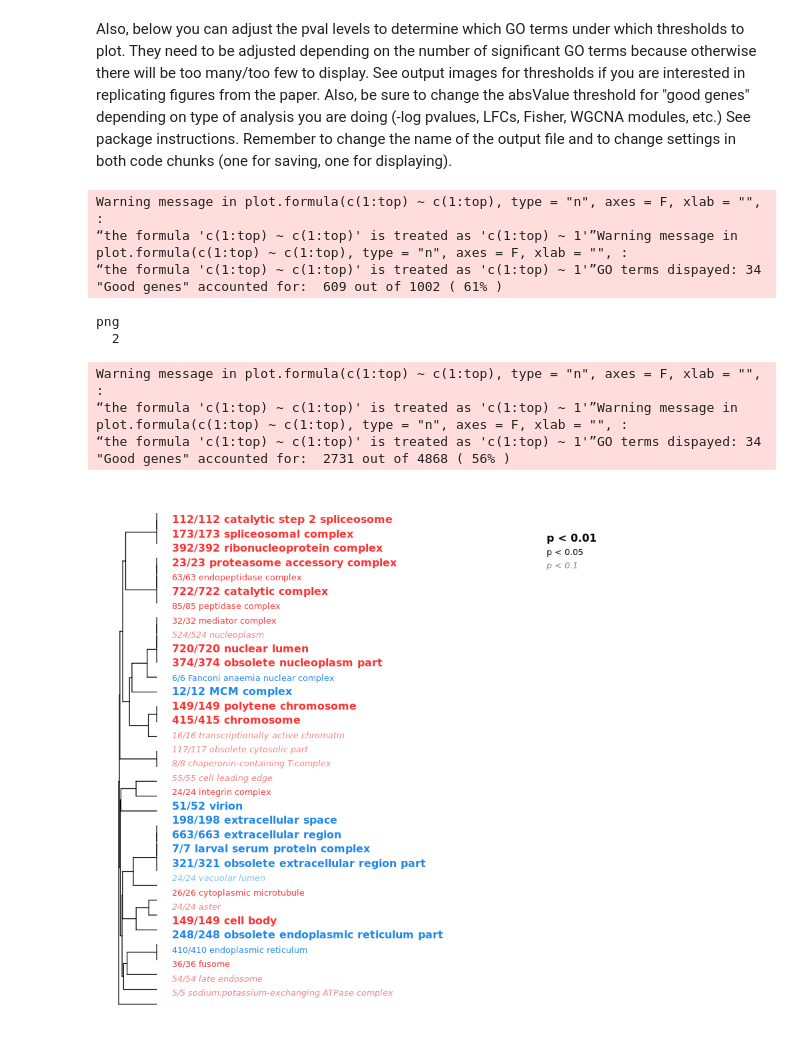
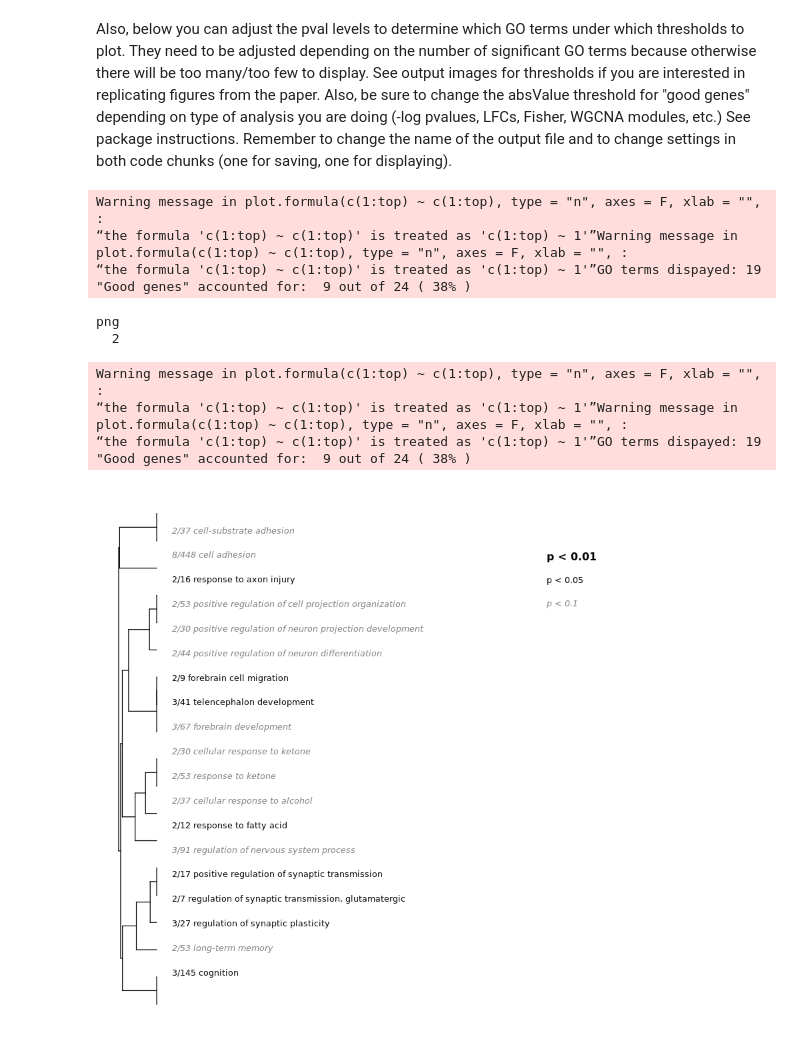
Before and after one commit to tepoltlab/RhithroLoxo_DE, a Jupyter notebook: GO_MWU/GO_MWU.ipynb, the cells around one changed output. Saved outputs shown, nothing was run; the diff lists cells and outputs as text; code cells hidden in the pictures.

```diff
--- a/GO_MWU/GO_MWU.ipynb
+++ b/GO_MWU/GO_MWU.ipynb
@@ -140,10 +146,10 @@ There are many possible enrichment analyses one can run given the output from th
 
 Note that `GO_MWU` may return a message about "terms without a defined level." Apparently `EnTAP` is returning some deprecated GO terms, as was also noted [here](https://github.com/fishercera/TreehopperSeq/blob/master/GoSeq_Walkthrough.md).
 # %%
-input="GO_MWU_interaction_IvN_pval.csv" # two columns of comma-separated values: gene id, continuous measure of significance. To perform standard GO enrichment analysis based on Fisher's exact test, use binary measure (0 or 1, i.e., either sgnificant or not).
-goAnnotations="GO_MWU_annot_1e-10_alltaxscope_range.tsv" # two-column, tab-delimited, one line per gene, multiple GO terms separated by semicolon. If you have multiple lines per gene, use nrify_GOtable.pl prior to running this script.
+input="GO_MWU_WGCNA_kMEcyan.csv" # two columns of comma-separated values: gene id, continuous measure of significance. To perform standard GO enrichment analysis based on Fisher's exact test, use binary measure (0 or 1, i.e., either sgnificant or not).
+goAnnotations="GO_MWU_annot_1e-10_alltaxscope_WGCNA.tsv" # two-column, tab-delimited, one line per gene, multiple GO terms separated by semicolon. If you have multiple lines per gene, use nrify_GOtable.pl prior to running this script.
 goDatabase="go.obo" # download from http://www.geneontology.org/GO.downloads.ontology.shtml
-goDivision="CC" # either MF, or BP, or CC
+goDivision="BP" # either MF, or BP, or CC
 source("gomwu.functions.R")
 # %% [markdown]
 Below, remember to comment/uncomment depending on if analyzing WGCNA module or not. We are using signed modules. Also uncomment the "Alternative='g'" line for the `GO_MWU_interaction_pval` test.
@@ -164,39 +185,39 @@ Continuous measure of interest: will perform MWU test
 Also, below you can adjust the pval levels to determine which GO terms under which thresholds to plot. They need to be adjusted depending on the number of significant GO terms because otherwise there will be too many/too few to display. See output images for thresholds if you are interested in replicating figures from the paper. Also, be sure to change the absValue threshold for "good genes" depending on type of analysis you are doing (-log pvalues, LFCs, Fisher, WGCNA modules, etc.) See package instructions. Remember to change the name of the output file and to change settings in both code chunks (one for saving, one for displaying).
 # %%
 #save plot
-pdf("../vis/GO_MWU_interaction_IvN_pval_annot_1e-10_alltaxscope_CC.pdf")#, pointsize=60, height=2200, width=2500)
+pdf("../vis/GO_MWU_WGCNA_kMEcyan_annot_1e-10_alltaxscope_BP.pdf")#, pointsize=60, height=2200, width=2500)
 results=gomwuPlot(input,goAnnotations,goDivision,
-	absValue=-log(0.05,10),  # genes with the measure value exceeding this will be counted as "good genes". This setting is for signed log-pvalues. Specify absValue=0.001 if you are doing Fisher's exact test for standard GO enrichment or analyzing a WGCNA module (all non-zero genes = "good genes").
-    #absValue=0.001, #if doing Fisher, WGCNA module, or are using log2-fold changes
+	#absValue=-log(0.05,10),  # genes with the measure value exceeding this will be counted as "good genes". This setting is for signed log-pvalues. Specify absValue=0.001 if you are doing Fisher's exact test for standard GO enrichment or analyzing a WGCNA module (all non-zero genes = "good genes").
+    absValue=0.001, #if doing Fisher, WGCNA module, or are using log2-fold changes
 	level1=0.1, # FDR threshold for plotting. Specify level1=1 to plot all GO categories containing genes exceeding the absValue.
 	level2=0.05, # FDR cutoff to print in regular (not italic) font.
 	level3=0.01, # FDR cutoff to print in large bold font.
 	txtsize=1.2,    # decrease to fit more on one page, or increase (after rescaling the plot so the tree fits the text) for better "word cloud" effect
 	treeHeight=0.5, # height of the hierarchical clustering tree
 	#colors=c("gray0","gray0","gray57","gray57") # these are default colors, un-remar and change if needed
 )
 dev.off()
 
 #show plot
 results=gomwuPlot(input,goAnnotations,goDivision,
     #absValue=-log(0.05,10),  # genes with the measure value exceeding this will be counted as "good genes". This setting is for signed log-pvalues. Specify absValue=0.001 if you are doing Fisher's exact test for standard GO enrichment or analyzing a WGCNA module (all non-zero genes = "good genes").
     absValue=0.001, #if doing Fisher, WGCNA module, or are using log2-fold changes
 	level1=0.1, # FDR threshold for plotting. Specify level1=1 to plot all GO categories containing genes exceeding the absValue.
 	level2=0.05, # FDR cutoff to print in regular (not italic) font.
 	level3=0.01, # FDR cutoff to print in large bold font.
 	txtsize=1.2,    # decrease to fit more on one page, or increase (after rescaling the plot so the tree fits the text) for better "word cloud" effect
 	treeHeight=0.5, # height of the hierarchical clustering tree
 	#colors=c("gray0","gray0","gray57","gray57") # these are default colors, un-remar and change if needed
 )
 # %% [output]
 Warning message in plot.formula(c(1:top) ~ c(1:top), type = "n", axes = F, xlab = "", :
 “the formula 'c(1:top) ~ c(1:top)' is treated as 'c(1:top) ~ 1'”Warning message in plot.formula(c(1:top) ~ c(1:top), type = "n", axes = F, xlab = "", :
-“the formula 'c(1:top) ~ c(1:top)' is treated as 'c(1:top) ~ 1'”GO terms dispayed: 34
-"Good genes" accounted for:  609 out of 1002 ( 61% )
+“the formula 'c(1:top) ~ c(1:top)' is treated as 'c(1:top) ~ 1'”GO terms dispayed: 19
+"Good genes" accounted for:  9 out of 24 ( 38% )
 png
   2
 Warning message in plot.formula(c(1:top) ~ c(1:top), type = "n", axes = F, xlab = "", :
 “the formula 'c(1:top) ~ c(1:top)' is treated as 'c(1:top) ~ 1'”Warning message in plot.formula(c(1:top) ~ c(1:top), type = "n", axes = F, xlab = "", :
-“the formula 'c(1:top) ~ c(1:top)' is treated as 'c(1:top) ~ 1'”GO terms dispayed: 34
-"Good genes" accounted for:  2731 out of 4868 ( 56% )
+“the formula 'c(1:top) ~ c(1:top)' is treated as 'c(1:top) ~ 1'”GO terms dispayed: 19
+"Good genes" accounted for:  9 out of 24 ( 38% )
-[figure, old version]
+[figure, new version]
```
Also changed, not shown: parts of 4 cells of this notebook, 1 other file.
